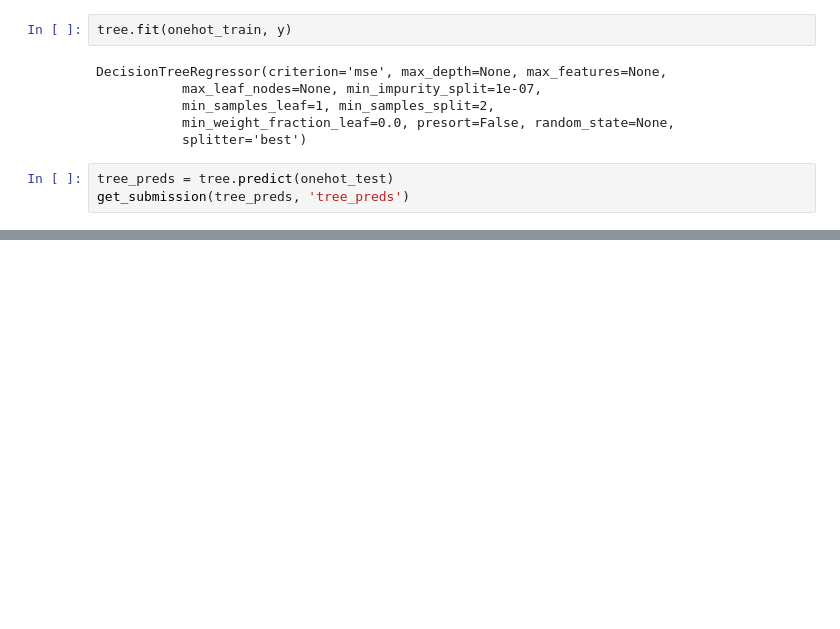
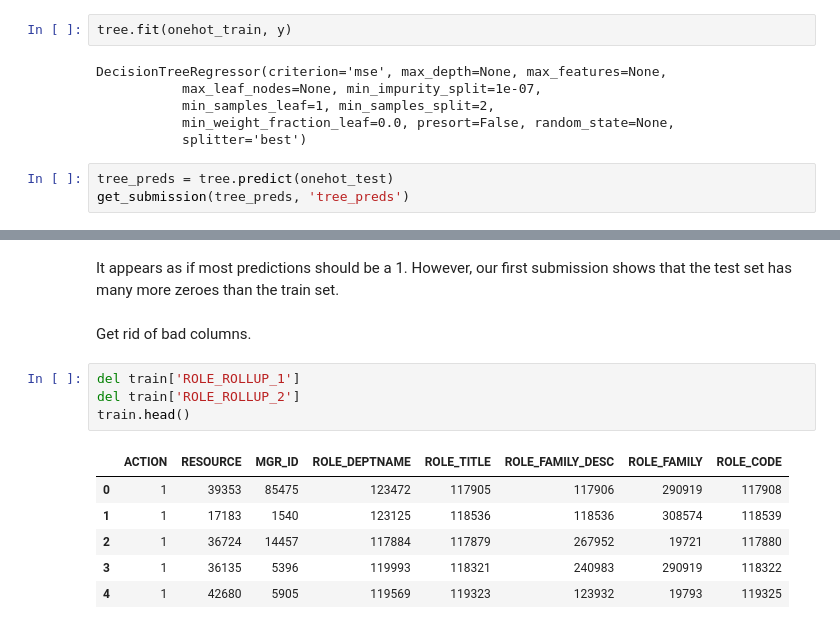
Before and after one commit to justincurewitz/data_sci, a Jupyter notebook: lab8/Lab 8 Amazon Access.ipynb, the cells around one changed output, grey strips where cells are left out. Drawn from its saved outputs; the diff is of its cells as text; blank space fills up the shorter version.

```diff
--- a/lab8/Lab 8 Amazon Access.ipynb
+++ b/lab8/Lab 8 Amazon Access.ipynb
@@ -173,0 +191,15 @@ get_submission(tree_preds, 'tree_preds')
+# %% [markdown]
+It appears as if most predictions should be a 1. However, our first submission shows that the test set has many more zeroes than the train set.
+# %% [markdown]
+Get rid of bad columns.
+# %%
+del train['ROLE_ROLLUP_1']
+del train['ROLE_ROLLUP_2']
+train.head()
+# %% [output]
+|  | ACTION | RESOURCE | MGR_ID | ROLE_DEPTNAME | ROLE_TITLE | ROLE_FAMILY_DESC | ROLE_FAMILY | ROLE_CODE |
+| 0 | 1 | 39353 | 85475 | 123472 | 117905 | 117906 | 290919 | 117908 |
+| 1 | 1 | 17183 | 1540 | 123125 | 118536 | 118536 | 308574 | 118539 |
+| 2 | 1 | 36724 | 14457 | 117884 | 117879 | 267952 | 19721 | 117880 |
+| 3 | 1 | 36135 | 5396 | 119993 | 118321 | 240983 | 290919 | 118322 |
+| 4 | 1 | 42680 | 5905 | 119569 | 119323 | 123932 | 19793 | 119325 |
```
Also changed, not shown: parts of 15 cells of this notebook.
